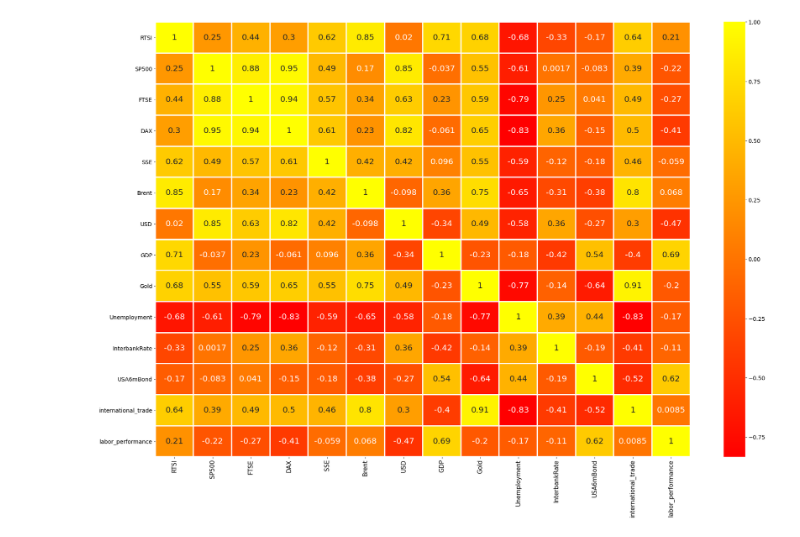
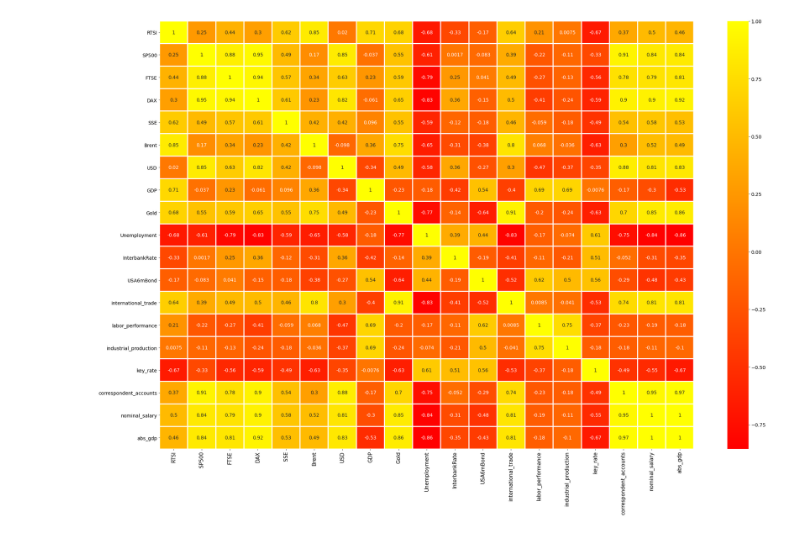
Before and after one commit to xtess16/RTSI, a Jupyter notebook: RTS_regression.ipynb, the cells around one changed output. Saved outputs shown, nothing was run; the diff lists cells and outputs as text; code cells hidden in the pictures.

Commit message:
Добавлен key_rate, nominal_salary, correspondent_accounts, abs_GDP

```diff
--- a/RTS_regression.ipynb
+++ b/RTS_regression.ipynb
@@ -105,15 +105,23 @@ all_df = pd.DataFrame({
     # Внешняя торговля РФ
     'international_trade': international_trade_series,
     # Индекс производительности труда
-    'labor_performance': labor_performance_series
+    'labor_performance': labor_performance_series,
     # Индекс промышленного производства
-
+    'industrial_production': industrial_production_series,
+    # Ключевая ставка
+    'key_rate': key_rate_series,
+    # Остатки на корреспондентских счетах
+    'correspondent_accounts': correspondent_accounts_series,
+    # Номинальная зарплата
+    'nominal_salary': nominal_salary_series,
+    # ВВП РФ в абсолтном значении
+    'abs_gdp': abs_gdp_series
 })
 # %%
-fig, ax = plt.subplots(figsize=(30, 20))
+fig, ax = plt.subplots(figsize=(35, 23))
 sns.heatmap(
     all_df.corr(), cmap='autumn', annot=True, linewidths=2,
-    ax=ax, annot_kws={'size': 1/all_df.corr().size*4000}
+    ax=ax, annot_kws={'size': 1/all_df.corr().size*5000}
 );
 # %% [output]
-[figure, old version]
+[figure, new version]
```
Also changed, not shown: 4 other files.
